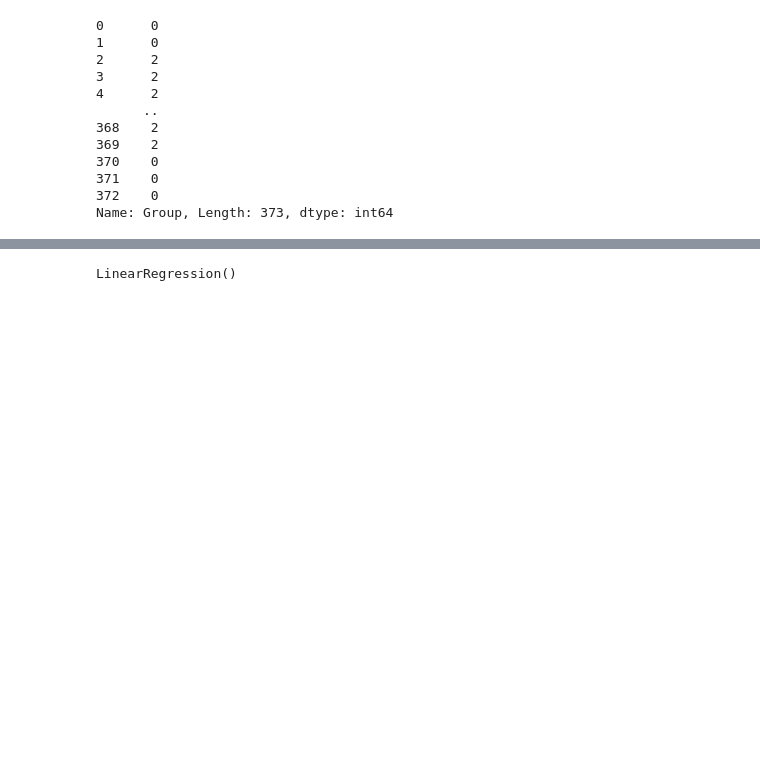
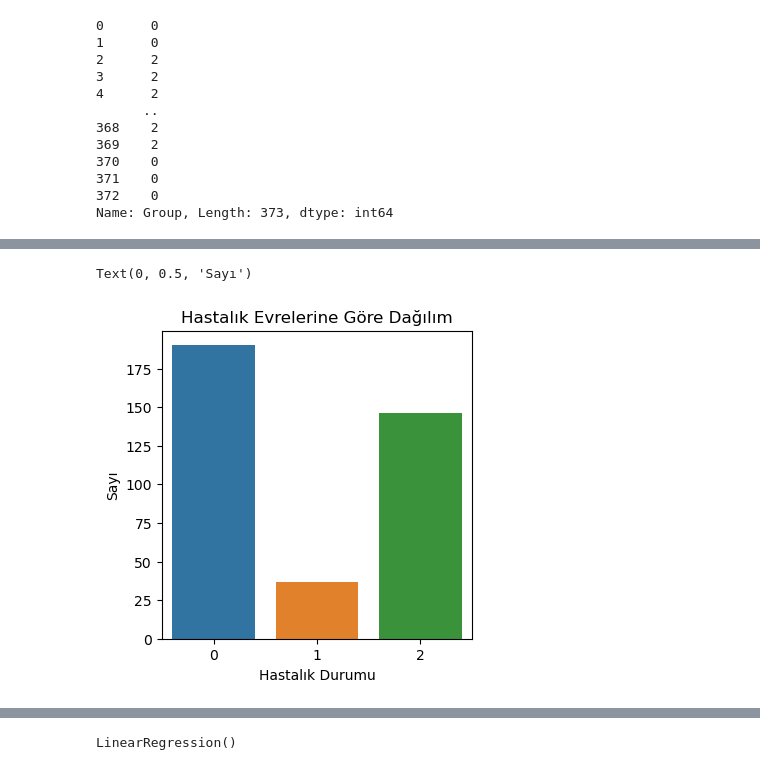
Before and after one commit to bilgekanbur/ikinci_proje, a Jupyter notebook: ikinci_proje.ipynb, the cells around one changed output, grey strips where cells are left out. Saved outputs shown, nothing was run; the diff lists cells and outputs as text; code cells hidden in the pictures; blank space fills up the shorter version.

```diff
--- a/ikinci_proje.ipynb
+++ b/ikinci_proje.ipynb
@@ -173,0 +179,9 @@ Name: Group, Length: 373, dtype: int64
+# %%
+plt.figure(figsize=(4,4))
+sbn.countplot(data=dataframe, x='Group')
+plt.title('Hastalık Evrelerine Göre Dağılım')
+plt.xlabel('Hastalık Durumu')
+plt.ylabel('Sayı')
+# %% [output]
+Text(0, 0.5, 'Sayı')
+[figure, added]
```
Also changed, not shown: parts of 9 cells of this notebook.
